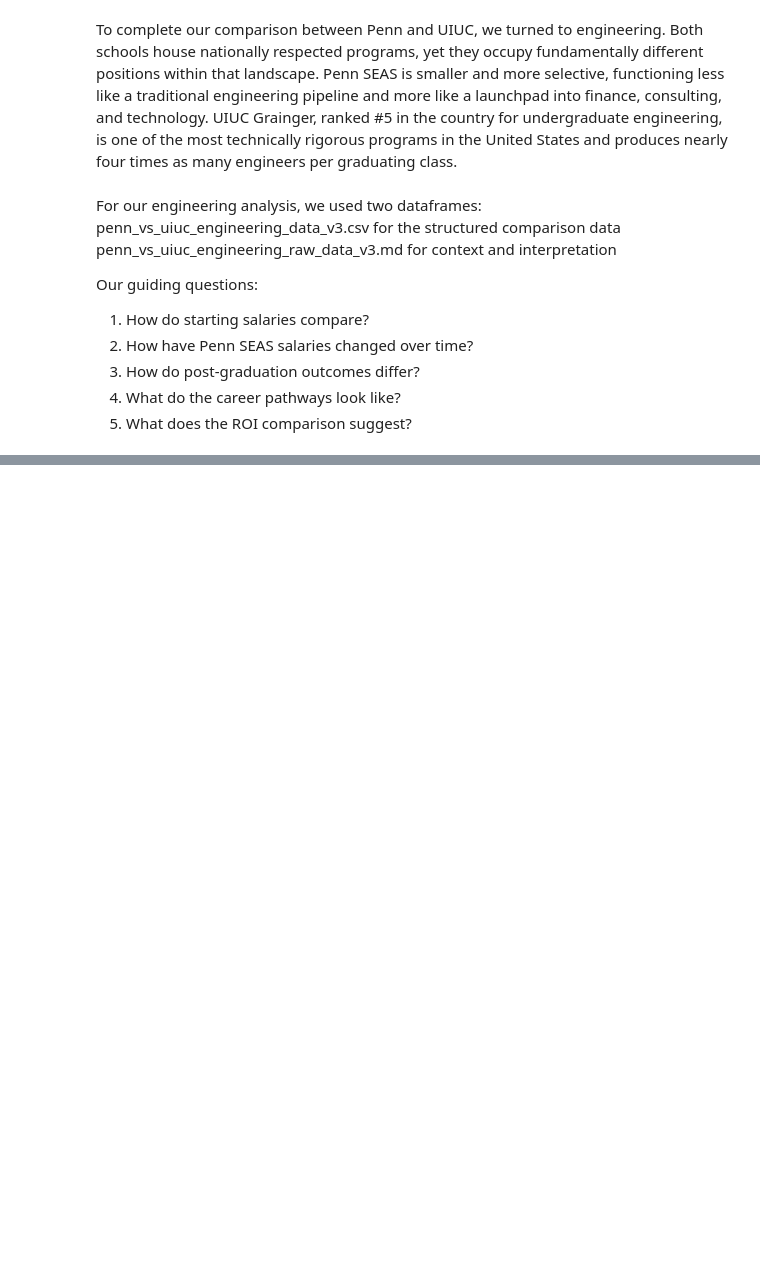
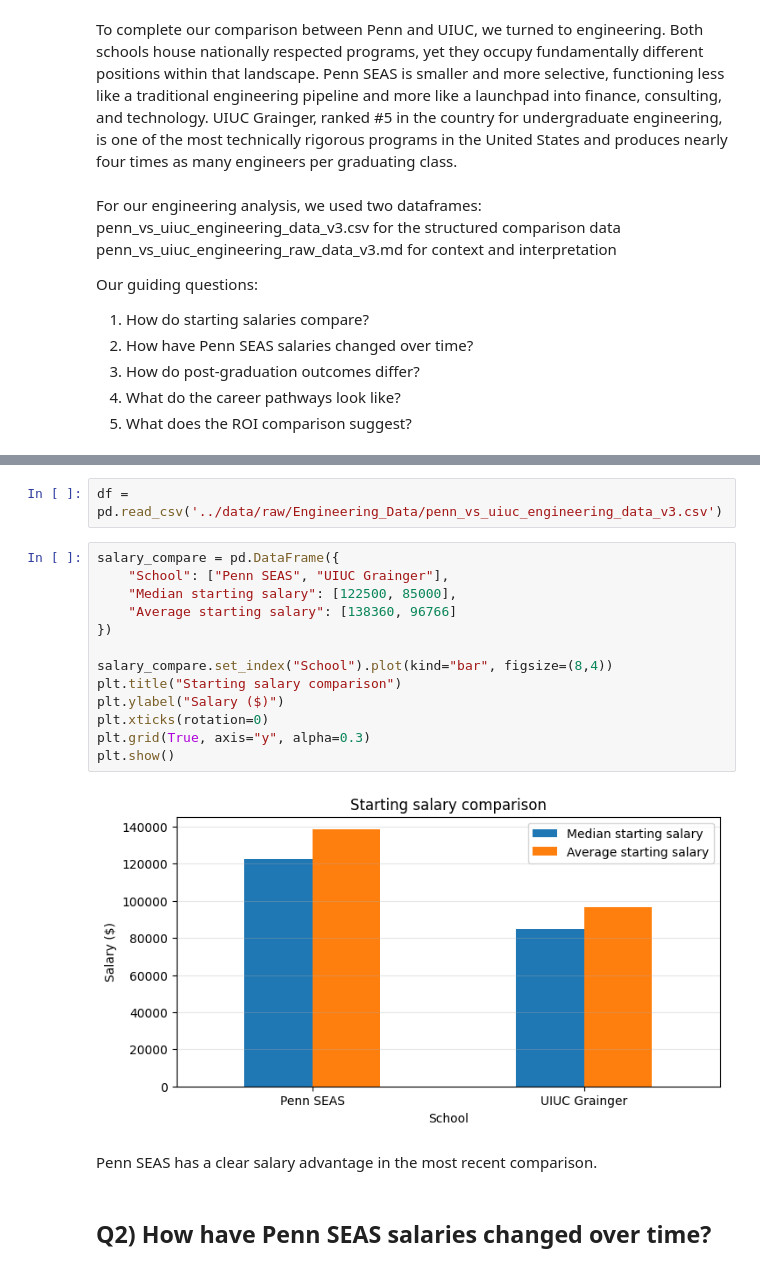
Before and after one commit to emch06/comm3180_G3_Data_Project, a Jupyter notebook: data_story_outputs/Final_Blog.ipynb, the cells around one changed output, grey strips where cells are left out. Cells and saved outputs as stored; diff of their text form; blank space fills up the shorter version.

```diff
--- a/data_story_outputs/Final_Blog.ipynb
+++ b/data_story_outputs/Final_Blog.ipynb
@@ -496,0 +508,21 @@ Our guiding questions:
+# %%
+df = pd.read_csv('../data/raw/Engineering_Data/penn_vs_uiuc_engineering_data_v3.csv')
+# %%
+salary_compare = pd.DataFrame({
+    "School": ["Penn SEAS", "UIUC Grainger"],
+    "Median starting salary": [122500, 85000],
+    "Average starting salary": [138360, 96766]
+})
+
+salary_compare.set_index("School").plot(kind="bar", figsize=(8,4))
+plt.title("Starting salary comparison")
+plt.ylabel("Salary ($)")
+plt.xticks(rotation=0)
+plt.grid(True, axis="y", alpha=0.3)
+plt.show()
+# %% [output]
+[figure, added]
+# %% [markdown]
+Penn SEAS has a clear salary advantage in the most recent comparison.
+# %% [markdown]
+## Q2) How have Penn SEAS salaries changed over time?
```
Also changed, not shown: parts of 17 cells of this notebook.
